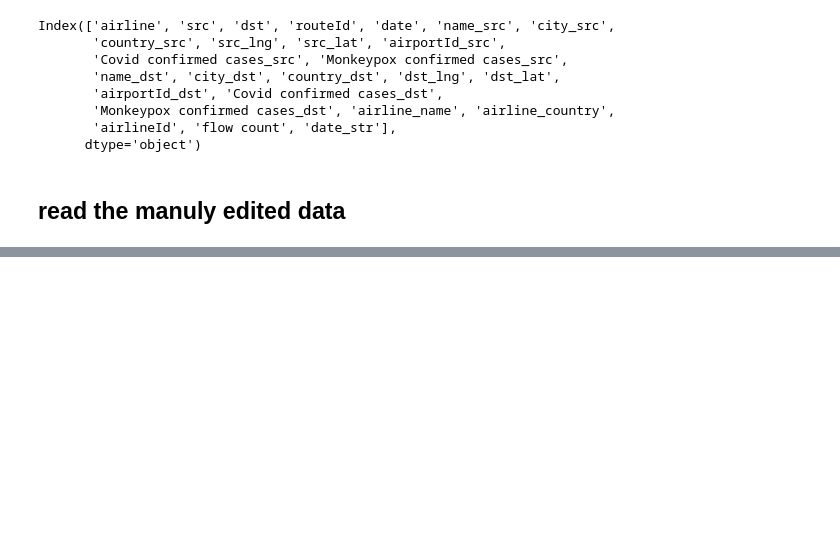
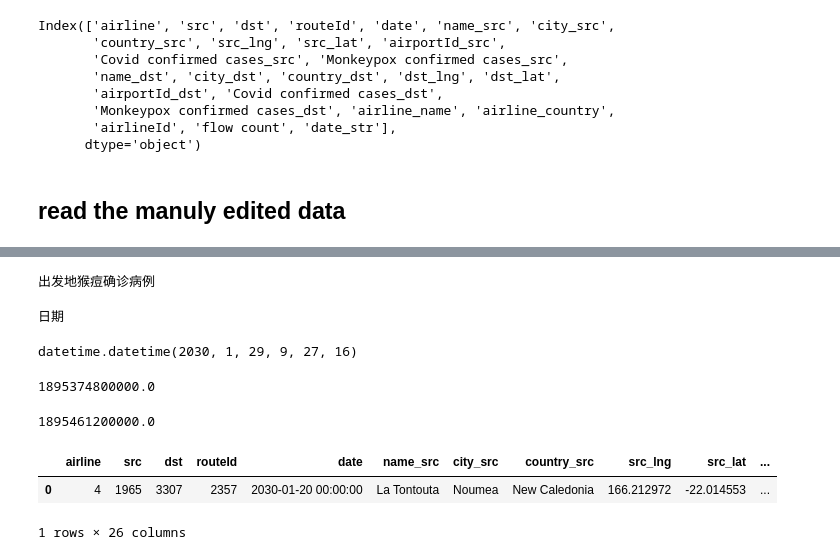
Before and after one commit to wybert/minhang, a Jupyter notebook: flights-echarts-data.ipynb, the cells around one changed output, grey strips where cells are left out. Saved outputs shown, nothing was run; the diff lists cells and outputs as text; code cells hidden in the pictures; blank space fills up the shorter version.

```diff
--- a/flights-echarts-data.ipynb
+++ b/flights-echarts-data.ipynb
@@ -344,0 +369,34 @@ Index(['airline', 'src', 'dst', 'routeId', 'date', 'name_src', 'city_src',
+# %%
+print("\u51fa\u53d1\u5730\u7334\u75d8\u786e\u8bca\u75c5\u4f8b")
+# %% [output]
+出发地猴痘确诊病例
+# %%
+# convert "病例" to unicode
+print("\u65e5\u671f")
+# %% [output]
+日期
+# %%
+# convert unix time to datetime
+# 1895927236000
+unix_time = 1895927236000
+import datetime
+datetime.datetime.fromtimestamp(unix_time/1000.0)
+# %% [output]
+datetime.datetime(2030, 1, 29, 9, 27, 16)
+# %%
+# convert datetime to unix time
+t1 = datetime.datetime(2030, 1, 23, 0, 0)
+t1.timestamp() * 1000
+# %% [output]
+1895374800000.0
+# %%
+t2 = datetime.datetime(2030, 1, 24, 0, 0)
+t2.timestamp() * 1000
+# %% [output]
+1895461200000.0
+# %%
+df.head(1)
+# %% [output]
+|  | airline | src | dst | routeId | date | name_src | city_src | country_src | src_lng | src_lat | ... |
+| 0 | 4 | 1965 | 3307 | 2357 | 2030-01-20 00:00:00 | La Tontouta | Noumea | New Caledonia | 166.212972 | -22.014553 | ... |
+1 rows × 26 columns
```
Also changed, not shown: parts of 14 cells of this notebook, 4 other files.
